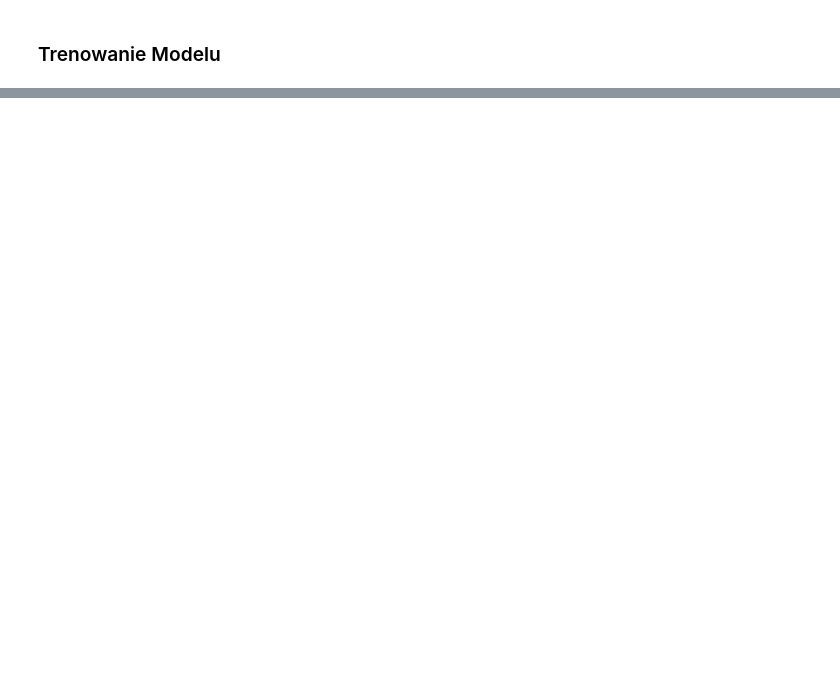
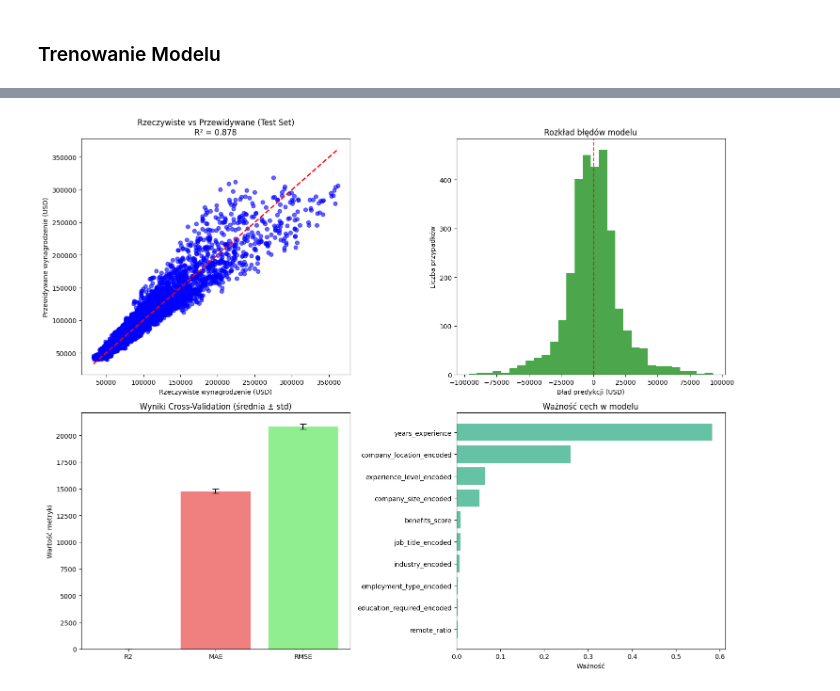
Before and after one commit to Rafal852/Uczenie-maszynowe-zaliczenie---projekt-AI-Job-Market, a Jupyter notebook: Projekt Zaliczeniowy Rafał Perfikowski/main.ipynb, the cells around one changed output, grey strips where cells are left out. Drawn from its saved outputs; the diff is of its cells as text; code cells hidden in the pictures; blank space fills up the shorter version.

```diff
--- a/Projekt Zaliczeniowy Rafał Perfikowski/main.ipynb
+++ b/Projekt Zaliczeniowy Rafał Perfikowski/main.ipynb
@@ -464,0 +699,42 @@ Procent pracy w pełni zdalnej: 32.8%
+# %%
+# Wykres porównania CV vs Test
+fig, axes = plt.subplots(2, 2, figsize=(15, 12))
+
+# 1. Rzeczywiste vs przewidywane (test set)
+axes[0,0].scatter(y_test, y_pred_test, alpha=0.6, color='blue')
+axes[0,0].plot([y_test.min(), y_test.max()], [y_test.min(), y_test.max()], 'r--', lw=2)
+axes[0,0].set_xlabel('Rzeczywiste wynagrodzenie (USD)')
+axes[0,0].set_ylabel('Przewidywane wynagrodzenie (USD)')
+axes[0,0].set_title(f'Rzeczywiste vs Przewidywane (Test Set)\nR² = {test_r2:.3f}')
+
+# 2. Rozkład błędów
+residuals = y_test - y_pred_test
+axes[0,1].hist(residuals, bins=30, alpha=0.7, color='green')
+axes[0,1].axvline(x=0, color='red', linestyle='--', alpha=0.8)
+axes[0,1].set_xlabel('Błąd predykcji (USD)')
+axes[0,1].set_ylabel('Liczba przypadków')
+axes[0,1].set_title('Rozkład błędów modelu')
+
+# 3. Wyniki cross-validation
+cv_metrics = ['R2', 'MAE', 'RMSE']
+cv_means = [final_cv_scores[metric].mean() for metric in cv_metrics]
+cv_stds = [final_cv_scores[metric].std() for metric in cv_metrics]
+
+axes[1,0].bar(cv_metrics, cv_means, yerr=cv_stds, capsize=5, color=['skyblue', 'lightcoral', 'lightgreen'])
+axes[1,0].set_title('Wyniki Cross-Validation (średnia ± std)')
+axes[1,0].set_ylabel('Wartość metryki')
+
+# 4. Ważność cech
+feature_importance = pd.DataFrame({
+    'feature': existing_features,
+    'importance': best_rf.feature_importances_
+}).sort_values('importance', ascending=True)
+
+axes[1,1].barh(feature_importance['feature'], feature_importance['importance'])
+axes[1,1].set_title('Ważność cech w modelu')
+axes[1,1].set_xlabel('Ważność')
+
+plt.tight_layout()
+plt.show()
+# %% [output]
+[figure, added]
```
Also changed, not shown: parts of 10 cells of this notebook, 1 other file.
